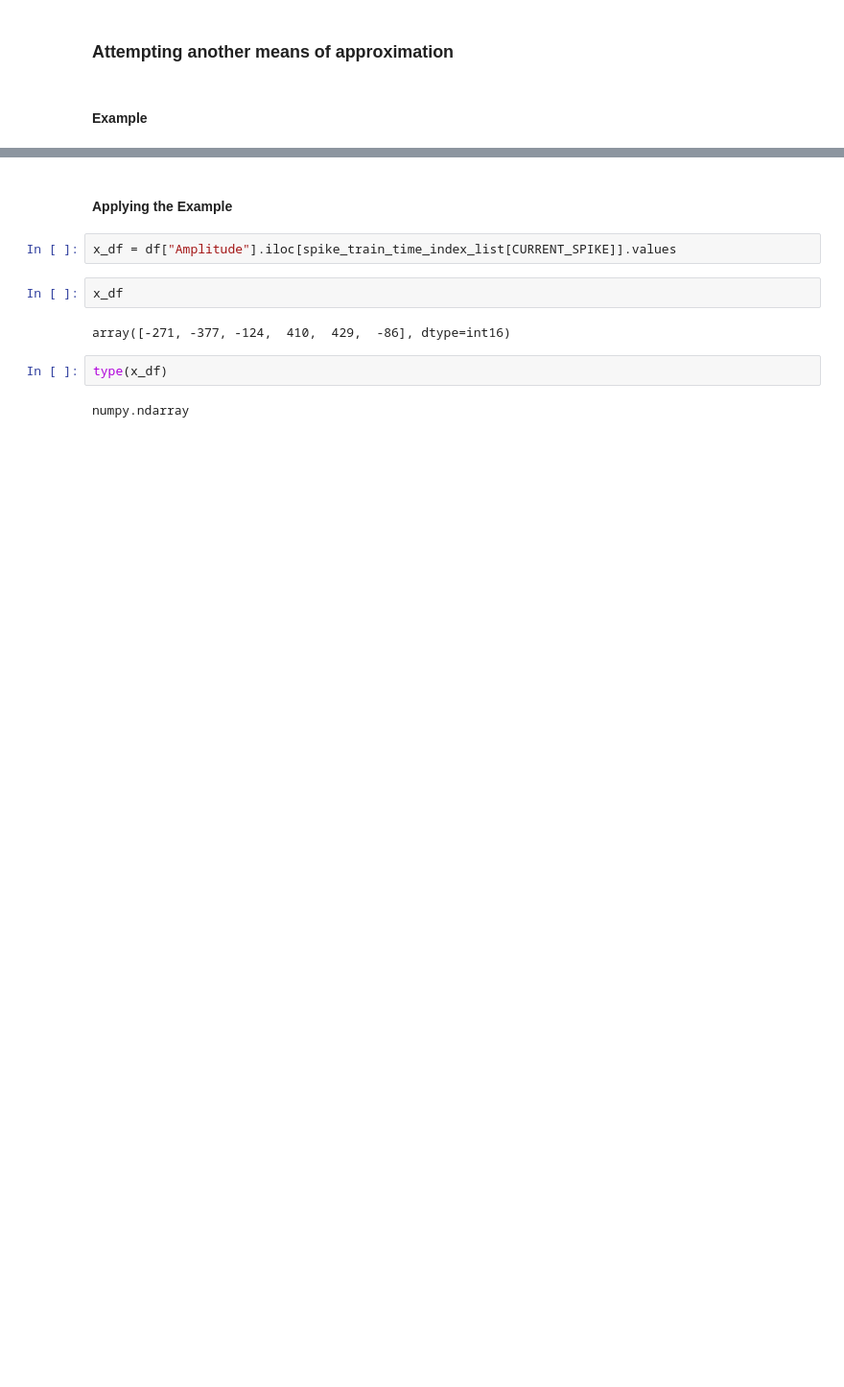
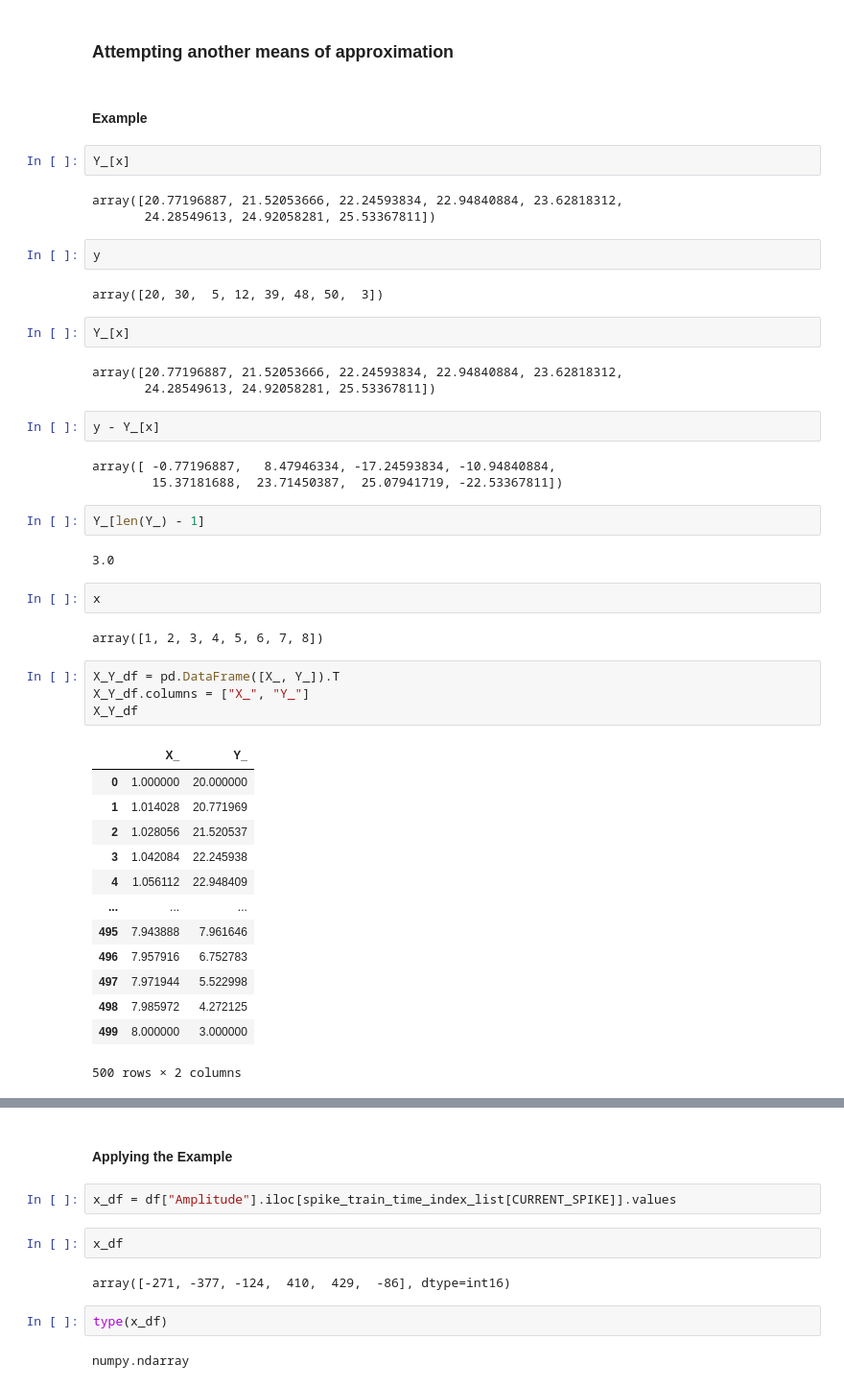
Before and after one commit to efwoods/Neuralink-Compression-Challenge, a Jupyter notebook: analysis/tutorials/polynomial-interpolation.ipynb, the cells around one changed output, grey strips where cells are left out. Shown at 96% size. Saved outputs shown, nothing was run; the diff lists cells and outputs as text; blank space fills up the shorter version.

```diff
--- a/analysis/tutorials/polynomial-interpolation.ipynb
+++ b/analysis/tutorials/polynomial-interpolation.ipynb
@@ -655,3 +691,48 @@ plt.plot(x_train, y_plot)
 ### Attempting another means of approximation
 # %% [markdown]
 #### Example
+# %%
+Y_[x]
+# %% [output]
+array([20.77196887, 21.52053666, 22.24593834, 22.94840884, 23.62818312,
+       24.28549613, 24.92058281, 25.53367811])
+# %%
+y
+# %% [output]
+array([20, 30,  5, 12, 39, 48, 50,  3])
+# %%
+Y_[x]
+# %% [output]
+array([20.77196887, 21.52053666, 22.24593834, 22.94840884, 23.62818312,
+       24.28549613, 24.92058281, 25.53367811])
+# %%
+y - Y_[x]
+# %% [output]
+array([ -0.77196887,   8.47946334, -17.24593834, -10.94840884,
+        15.37181688,  23.71450387,  25.07941719, -22.53367811])
+# %%
+Y_[len(Y_) - 1]
+# %% [output]
+3.0
+# %%
+x
+# %% [output]
+array([1, 2, 3, 4, 5, 6, 7, 8])
+# %%
+X_Y_df = pd.DataFrame([X_, Y_]).T
+X_Y_df.columns = ["X_", "Y_"]
+X_Y_df
+# %% [output]
+|  | X_ | Y_ |
+| 0 | 1.000000 | 20.000000 |
+| 1 | 1.014028 | 20.771969 |
+| 2 | 1.028056 | 21.520537 |
+| 3 | 1.042084 | 22.245938 |
+| 4 | 1.056112 | 22.948409 |
+| ... | ... | ... |
+| 495 | 7.943888 | 7.961646 |
+| 496 | 7.957916 | 6.752783 |
+| 497 | 7.971944 | 5.522998 |
+| 498 | 7.985972 | 4.272125 |
+| 499 | 8.000000 | 3.000000 |
+500 rows × 2 columns
```
Also changed, not shown: parts of 23 cells of this notebook.
